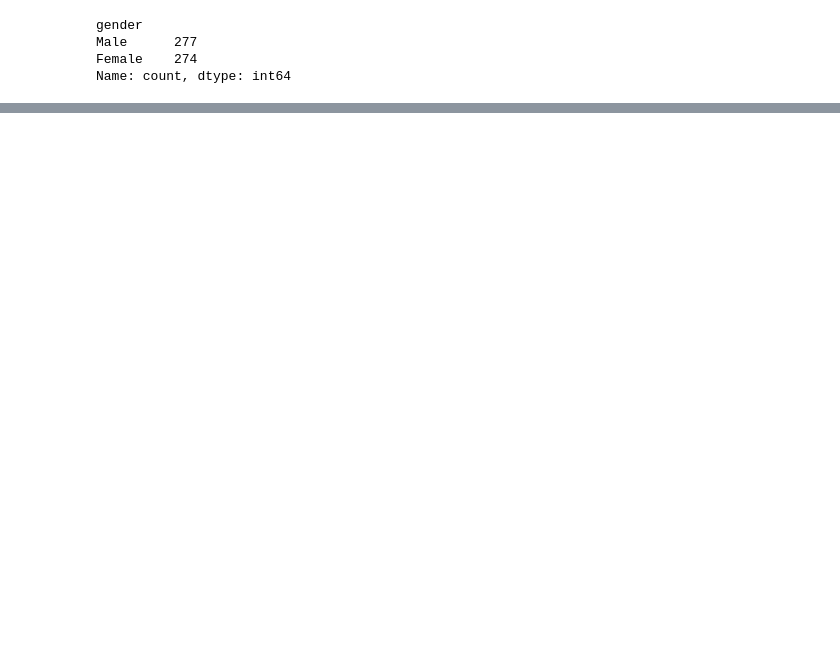
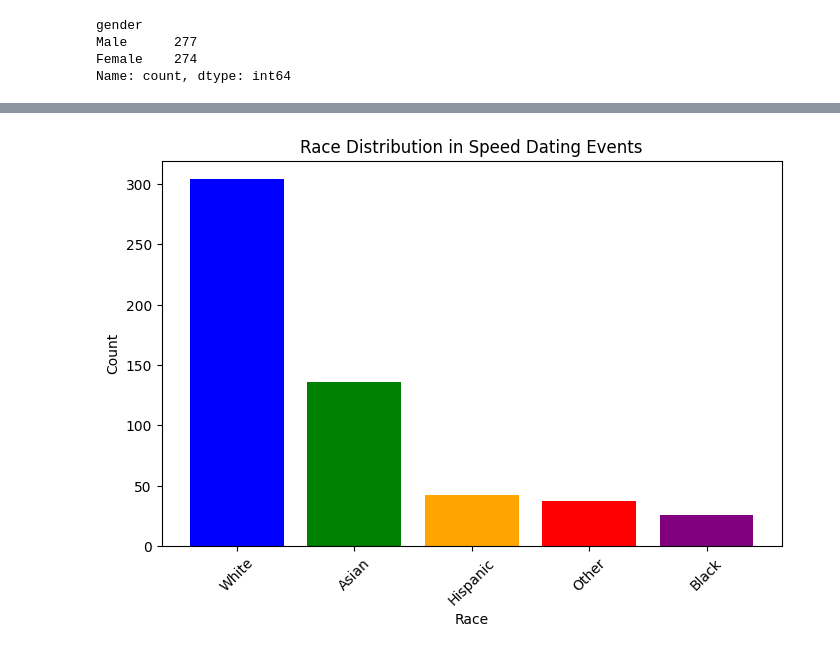
Before and after one commit to JudoboyAlex/predict_a_potential_match_in_dating, a Jupyter notebook: final_project.ipynb, the cells around one changed output, grey strips where cells are left out. Saved outputs shown, nothing was run; the diff lists cells and outputs as text; code cells hidden in the pictures; blank space fills up the shorter version.

```diff
--- a/final_project.ipynb
+++ b/final_project.ipynb
@@ -145,0 +175,19 @@ Name: count, dtype: int64
+# %%
+# To display in bar graph
+# NaN will be ignored here as very small number of field was NaN
+race_counts = {'White': 304, 'Asian': 136, 'Hispanic': 42, 'Other': 37, 'Black': 26 }
+
+# Create bar graph
+plt.figure(figsize=(8, 5))
+plt.bar(race_counts.keys(), race_counts.values(), color=['blue', 'green', 'orange', 'red', 'purple', 'grey'])
+
+# Add labels and title
+plt.xlabel('Race')
+plt.ylabel('Count')
+plt.title('Race Distribution in Speed Dating Events')
+plt.xticks(rotation=45)
+
+# Display the graph
+plt.show()
+# %% [output]
+[figure, added]
```
Also changed, not shown: parts of 20 cells of this notebook.
